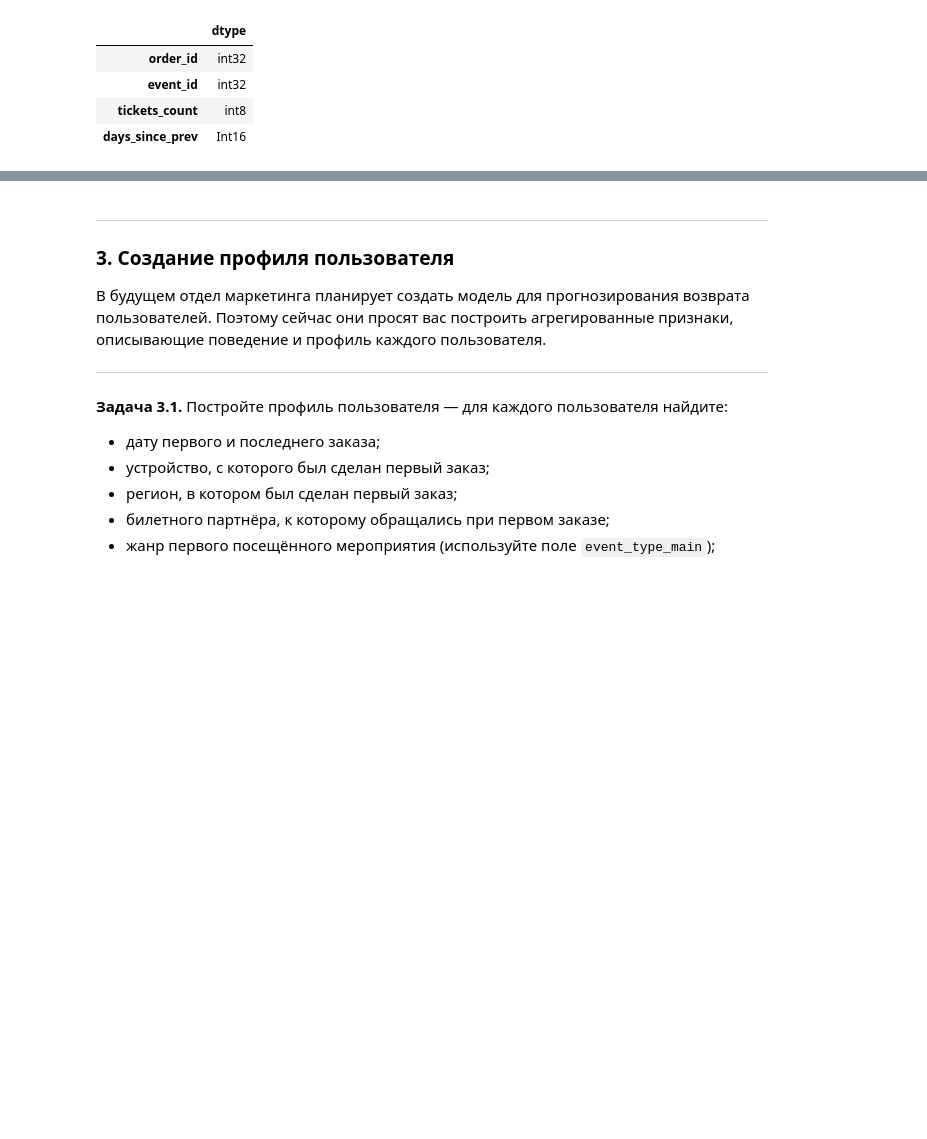
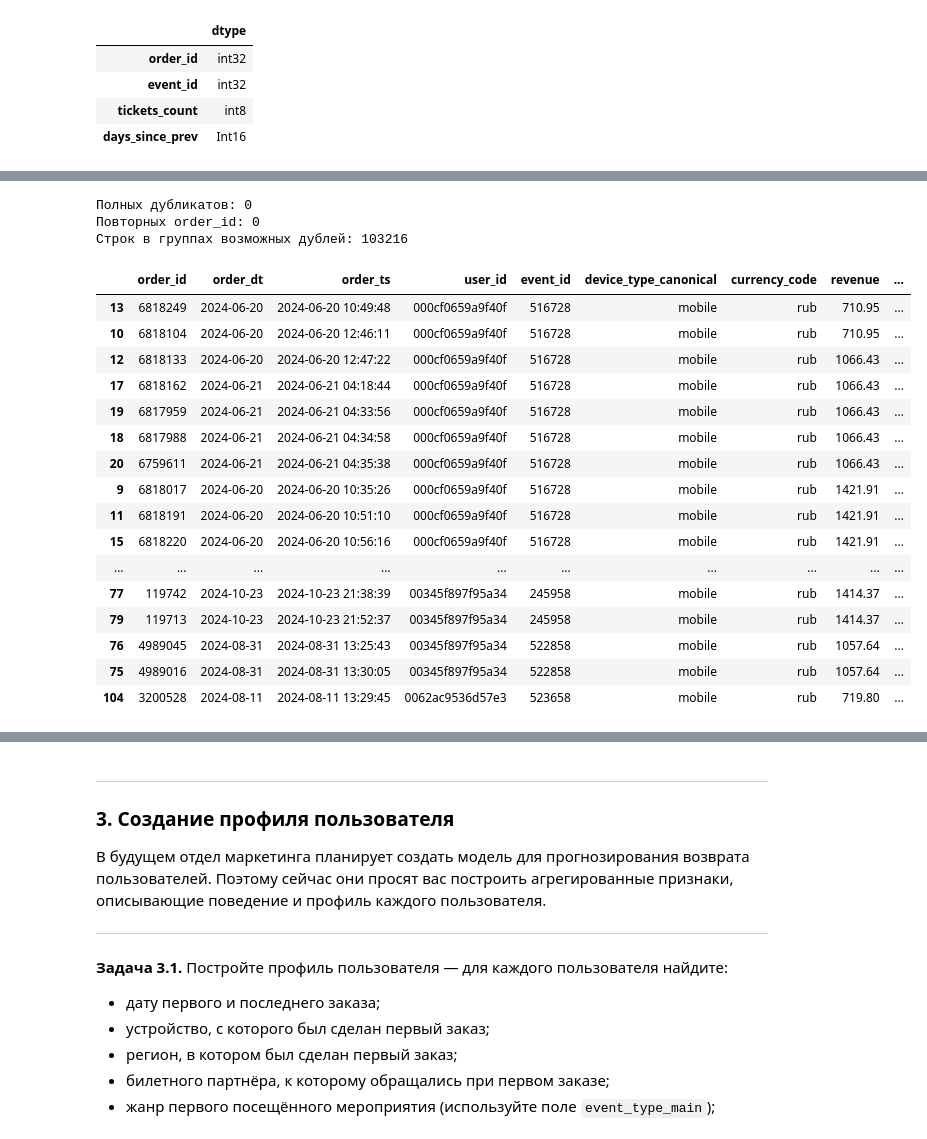
Before and after one commit to Shotta-dot/afisha_project, a Jupyter notebook: afisha_analysis.ipynb, the cells around one changed output, grey strips where cells are left out. Saved outputs shown, nothing was run; the diff lists cells and outputs as text; code cells hidden in the pictures; blank space fills up the shorter version.

```diff
--- a/afisha_analysis.ipynb
+++ b/afisha_analysis.ipynb
@@ -534,0 +537,47 @@ Name: count, dtype: int64
+# %%
+print('Полных дубликатов:', df.duplicated().sum())
+print('Повторных order_id:', df.duplicated(subset='order_id').sum())
+
+# Ищем похожие заказы без учёта ID и времени покупки
+duplicate_cols = [
+    'user_id',
+    'event_id',
+    'device_type_canonical',
+    'currency_code',
+    'revenue',
+    'tickets_count',
+    'service_name'
+]
+
+possible_duplicates = df[
+    df.duplicated(subset=duplicate_cols, keep=False)
+].sort_values(duplicate_cols + ['order_ts'])
+
+print('Строк в группах возможных дублей:', len(possible_duplicates))
+
+display(
+    possible_duplicates[
+        ['order_id', 'order_dt', 'order_ts'] + duplicate_cols
+    ].head(30)
+)
+# %% [output]
+Полных дубликатов: 0
+Повторных order_id: 0
+Строк в группах возможных дублей: 103216
+|  | order_id | order_dt | order_ts | user_id | event_id | device_type_canonical | currency_code | revenue | ... |
+| 13 | 6818249 | 2024-06-20 | 2024-06-20 10:49:48 | 000cf0659a9f40f | 516728 | mobile | rub | 710.95 | ... |
+| 10 | 6818104 | 2024-06-20 | 2024-06-20 12:46:11 | 000cf0659a9f40f | 516728 | mobile | rub | 710.95 | ... |
+| 12 | 6818133 | 2024-06-20 | 2024-06-20 12:47:22 | 000cf0659a9f40f | 516728 | mobile | rub | 1066.43 | ... |
+| 17 | 6818162 | 2024-06-21 | 2024-06-21 04:18:44 | 000cf0659a9f40f | 516728 | mobile | rub | 1066.43 | ... |
+| 19 | 6817959 | 2024-06-21 | 2024-06-21 04:33:56 | 000cf0659a9f40f | 516728 | mobile | rub | 1066.43 | ... |
+| 18 | 6817988 | 2024-06-21 | 2024-06-21 04:34:58 | 000cf0659a9f40f | 516728 | mobile | rub | 1066.43 | ... |
+| 20 | 6759611 | 2024-06-21 | 2024-06-21 04:35:38 | 000cf0659a9f40f | 516728 | mobile | rub | 1066.43 | ... |
+| 9 | 6818017 | 2024-06-20 | 2024-06-20 10:35:26 | 000cf0659a9f40f | 516728 | mobile | rub | 1421.91 | ... |
+| 11 | 6818191 | 2024-06-20 | 2024-06-20 10:51:10 | 000cf0659a9f40f | 516728 | mobile | rub | 1421.91 | ... |
+| 15 | 6818220 | 2024-06-20 | 2024-06-20 10:56:16 | 000cf0659a9f40f | 516728 | mobile | rub | 1421.91 | ... |
+| ... | ... | ... | ... | ... | ... | ... | ... | ... | ... |
+| 77 | 119742 | 2024-10-23 | 2024-10-23 21:38:39 | 00345f897f95a34 | 245958 | mobile | rub | 1414.37 | ... |
+| 79 | 119713 | 2024-10-23 | 2024-10-23 21:52:37 | 00345f897f95a34 | 245958 | mobile | rub | 1414.37 | ... |
+| 76 | 4989045 | 2024-08-31 | 2024-08-31 13:25:43 | 00345f897f95a34 | 522858 | mobile | rub | 1057.64 | ... |
+| 75 | 4989016 | 2024-08-31 | 2024-08-31 13:30:05 | 00345f897f95a34 | 522858 | mobile | rub | 1057.64 | ... |
+| 104 | 3200528 | 2024-08-11 | 2024-08-11 13:29:45 | 0062ac9536d57e3 | 523658 | mobile | rub | 719.80 | ... |
```
Also changed, not shown: parts of 67 cells of this notebook.
